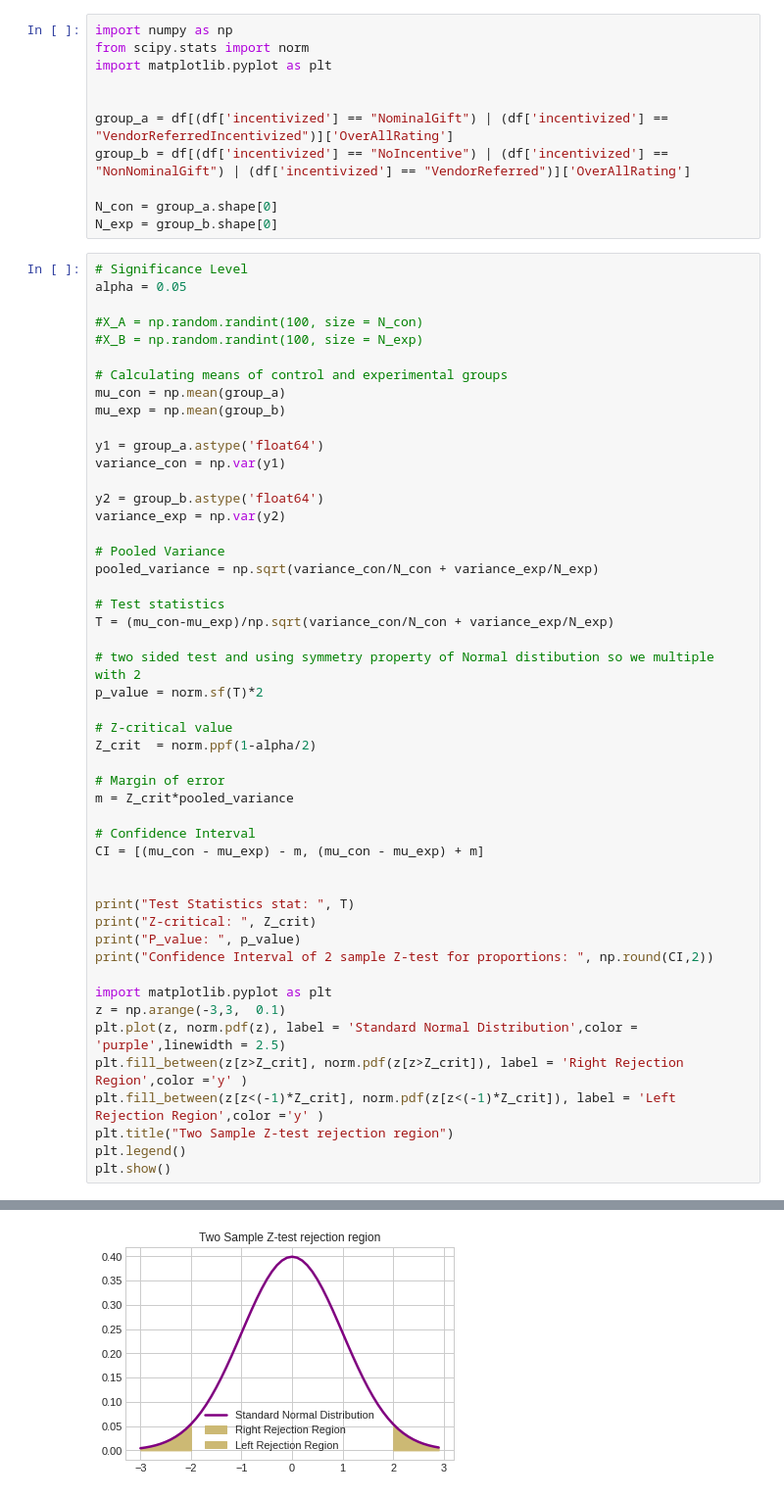
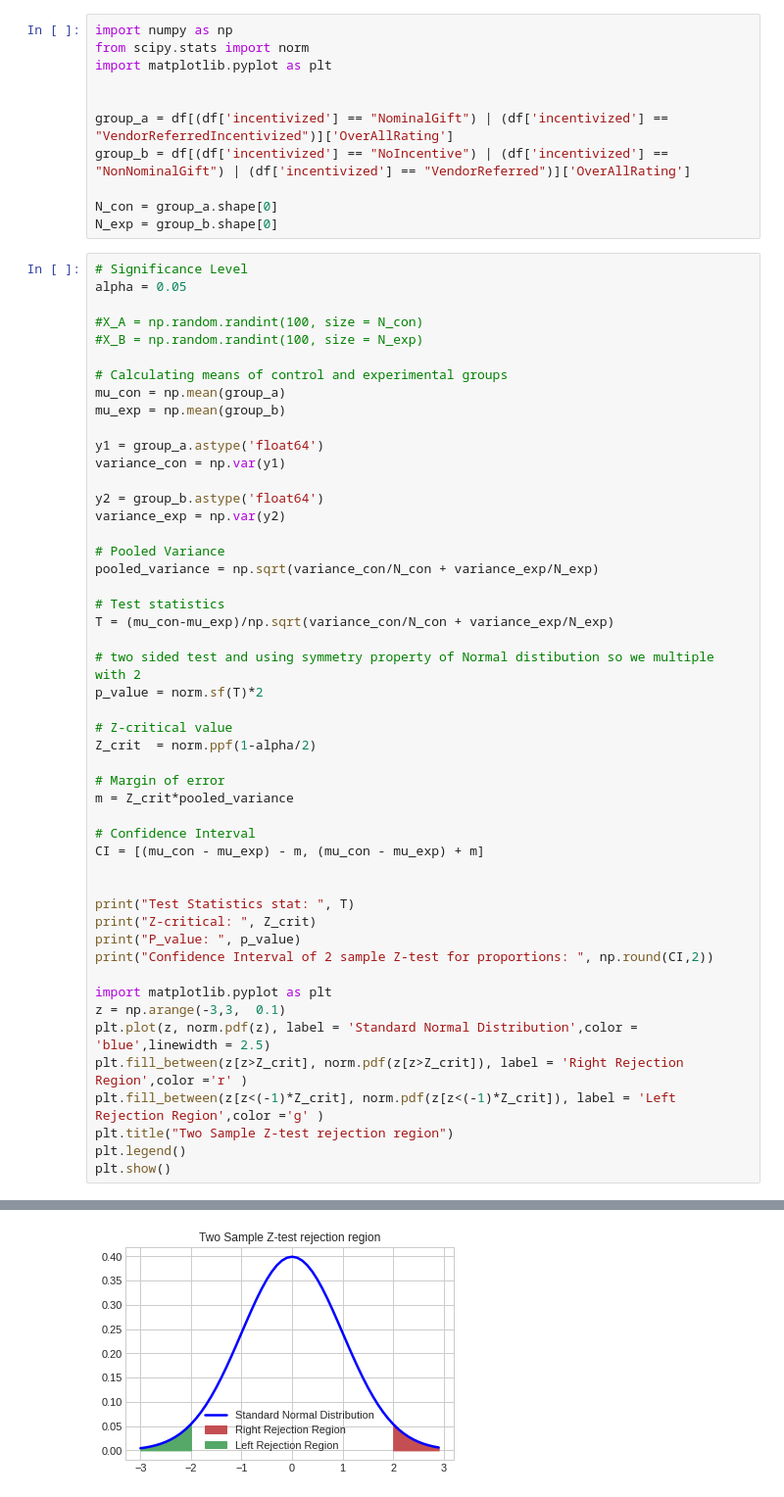
Before and after one commit to JayanthPrudhivi6/JayanthPrudhivi_INFO5502_Spring2022, a Jupyter notebook: INFO_5502_Final_Exam_Spring2022.ipynb, the cells around one changed output, grey strips where cells are left out. Shown: that part at 98% size. Saved outputs shown, nothing was run; the diff lists cells and outputs as text.

```diff
--- a/INFO_5502_Final_Exam_Spring2022.ipynb
+++ b/INFO_5502_Final_Exam_Spring2022.ipynb
@@ -265,34 +265,34 @@ pooled_variance = np.sqrt(variance_con/N_con + variance_exp/N_exp)
 T = (mu_con-mu_exp)/np.sqrt(variance_con/N_con + variance_exp/N_exp)
 
 # two sided test and using symmetry property of Normal distibution so we multiple with 2
 p_value = norm.sf(T)*2
 
 # Z-critical value
 Z_crit  = norm.ppf(1-alpha/2)
 
 # Margin of error
 m = Z_crit*pooled_variance
 
 # Confidence Interval
 CI = [(mu_con - mu_exp) - m, (mu_con - mu_exp) + m]
 
 
 print("Test Statistics stat: ", T)
 print("Z-critical: ", Z_crit)
 print("P_value: ", p_value)
 print("Confidence Interval of 2 sample Z-test for proportions: ", np.round(CI,2))
 
 import matplotlib.pyplot as plt
 z = np.arange(-3,3,  0.1)
-plt.plot(z, norm.pdf(z), label = 'Standard Normal Distribution',color = 'purple',linewidth = 2.5)
-plt.fill_between(z[z>Z_crit], norm.pdf(z[z>Z_crit]), label = 'Right Rejection Region',color ='y' )
-plt.fill_between(z[z<(-1)*Z_crit], norm.pdf(z[z<(-1)*Z_crit]), label = 'Left Rejection Region',color ='y' )
+plt.plot(z, norm.pdf(z), label = 'Standard Normal Distribution',color = 'blue',linewidth = 2.5)
+plt.fill_between(z[z>Z_crit], norm.pdf(z[z>Z_crit]), label = 'Right Rejection Region',color ='r' )
+plt.fill_between(z[z<(-1)*Z_crit], norm.pdf(z[z<(-1)*Z_crit]), label = 'Left Rejection Region',color ='g' )
 plt.title("Two Sample Z-test rejection region")
 plt.legend()
 plt.show()
 # %% [output]
 Test Statistics stat:  nan
 Z-critical:  1.959963984540054
 P_value:  nan
 Confidence Interval of 2 sample Z-test for proportions:  [nan nan]
-[figure, old version]
+[figure, new version]
```
